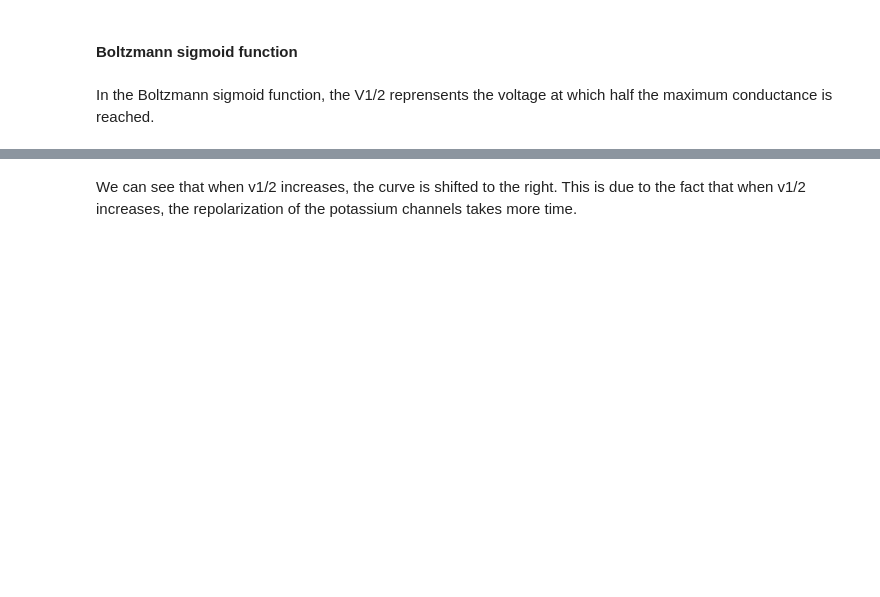
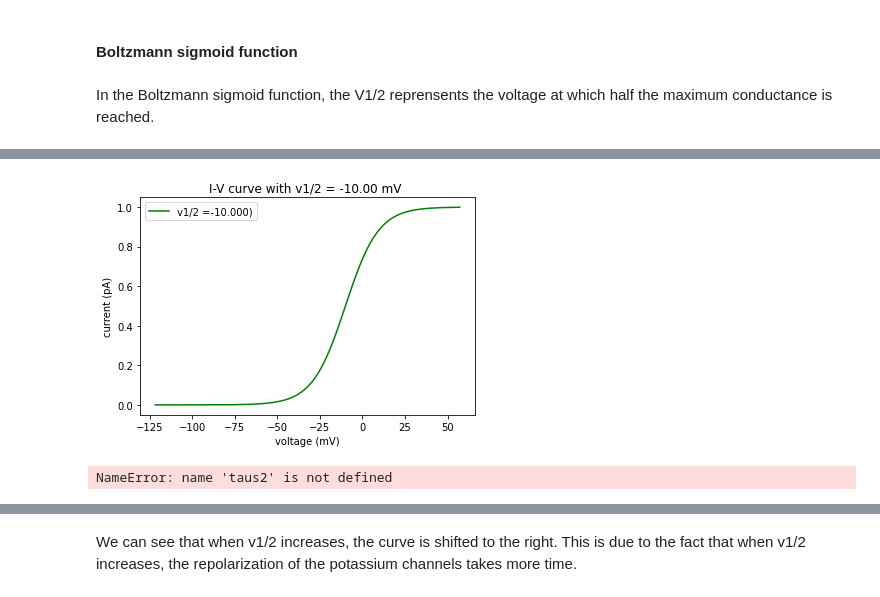
Before and after one commit to AlbrechtAlice/In-Silico-Neuroscience, a Jupyter notebook: Week3_HomeWork.ipynb, the cells around one changed output, grey strips where cells are left out. Saved outputs shown, nothing was run; the diff lists cells and outputs as text; code cells hidden in the pictures; blank space fills up the shorter version.

```diff
--- a/Week3_HomeWork.ipynb
+++ b/Week3_HomeWork.ipynb
@@ -413,0 +453,23 @@ def stimulate_soma(soma) :
+# %%
+def plot_I_V_curve(vhalf):
+
+    soma = create_soma()
+    stim, rec_v, rec_t = stimulate_soma(soma)
+
+    h.load_file('stdrun.hoc')
+    h.finitialize(-70)
+    h.continuerun(1000)
+
+
+    I = np.arange(0.00001, 1.0, 0.001)
+
+    V2 = []
+    for i in I :
+        v1 = vhalf - 9.7*math.log((1/i)-1)
+        V2.append(v1)
+
+    plt.xlabel('voltage (mV)')
+    plt.ylabel('current (pA)')
+    plt.plot(V2, I, 'g', label='v1/2 =%.3f)' %(vhalf))
+    plt.legend()
+    plt.title(label = 'I-V curve with v1/2 = %.2f mV '%(vhalf))
@@ -413,0 +510,8 @@ def stimulate_soma(soma) :
+# %%
+plot_I_V_curve(-10)
+# %% [output]
+[figure, added]
+# %%
+plot_tau_V_curve(-10)
+# %% [output]
+NameError: name 'taus2' is not defined
```
Also changed, not shown: parts of 12 cells of this notebook.
